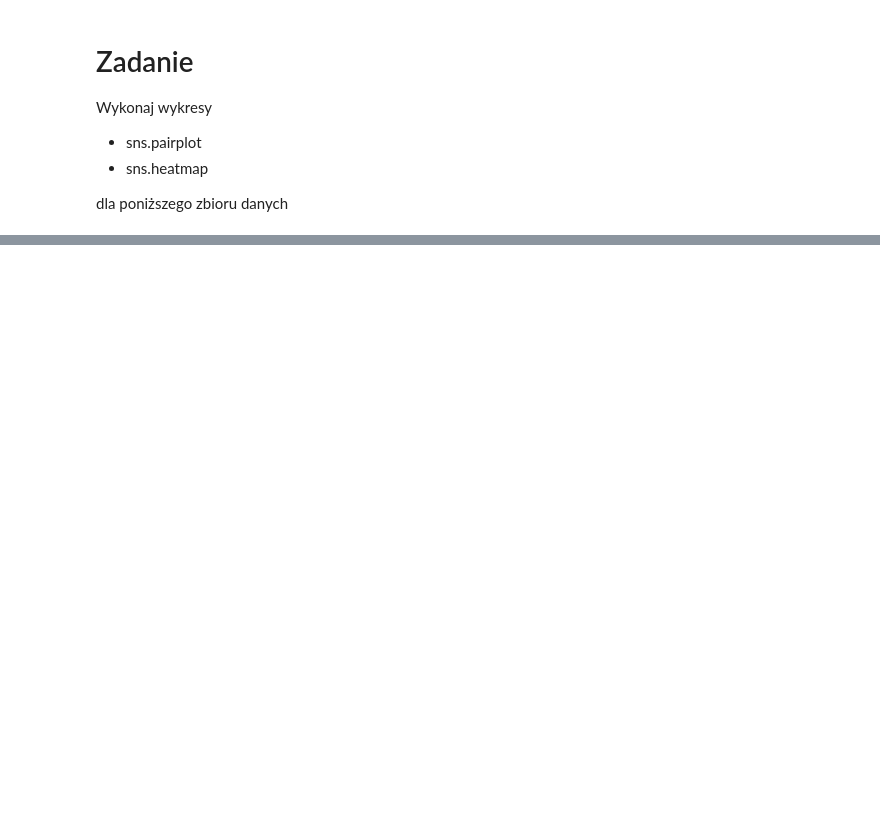
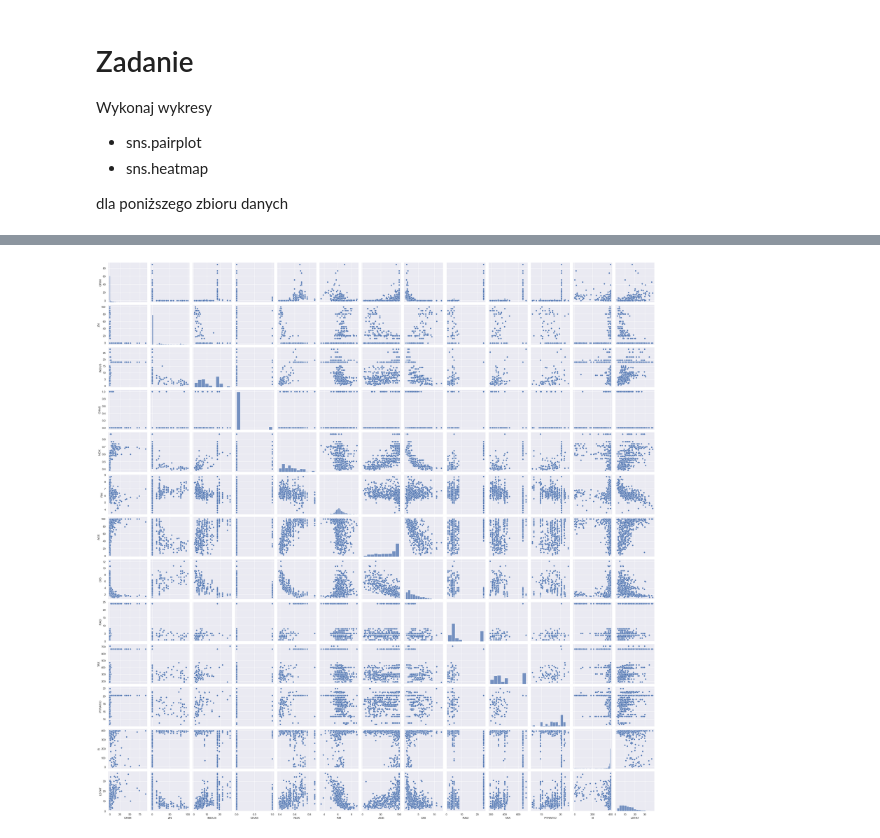
Before and after one commit to she3r/podstawy_sztucznej_inteligencji, a Jupyter notebook: Z03_B_correlation.ipynb, the cells around one changed output, grey strips where cells are left out. Cells and saved outputs as stored; diff of their text form; code cells hidden in the pictures; blank space fills up the shorter version.

```diff
--- a/Z03_B_correlation.ipynb
+++ b/Z03_B_correlation.ipynb
@@ -101,4 +167,5 @@ dla poniższego zbioru danych
 # %%
 from sklearn import datasets
 boston = datasets.load_boston()
-data=boston.data
+data=boston['data']
+df = pd.DataFrame(boston['data'], columns=boston['feature_names'])
@@ -104,0 +190,5 @@ data=boston.data
+# %%
+plot1 = sns.pairplot(df)
+plot1.savefig('pairplotBoston.png')
+# %% [output]
+[figure, added]
```
Also changed, not shown: parts of 7 cells of this notebook, 6 other files.
